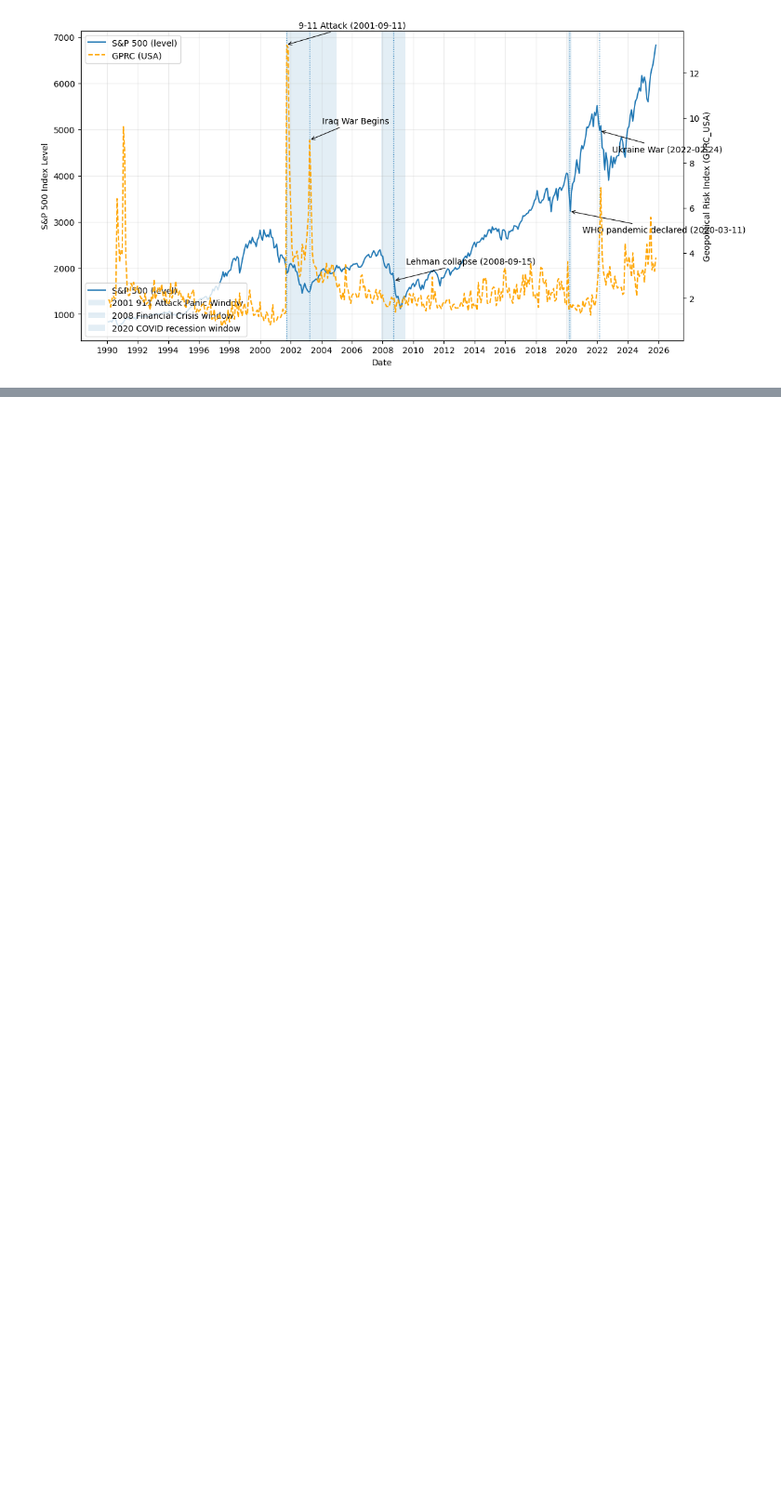
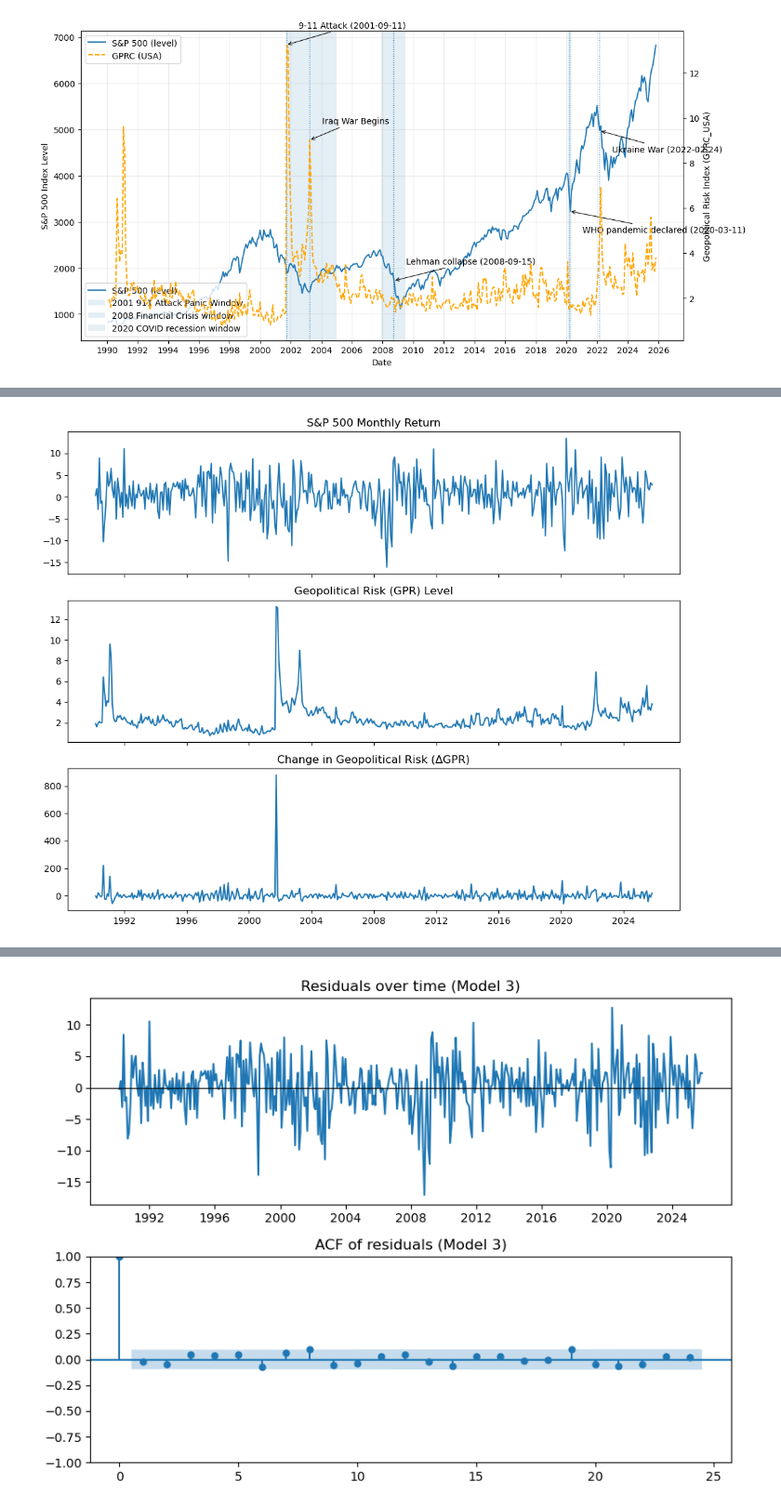
Before and after one commit to AL2024UCSD/sp500trends, a Jupyter notebook: mainwork_withanalysis.ipynb, the cells around one changed output, grey strips where cells are left out. Shown at 93% size. Drawn from its saved outputs; the diff is of its cells as text; code cells hidden in the pictures; blank space fills up the shorter version.

```diff
--- a/mainwork_withanalysis.ipynb
+++ b/mainwork_withanalysis.ipynb
@@ -872,0 +721,73 @@ MSE: 18.0079 | R^2: -0.1017 | Hit: 0.606  | Bench MSE: 16.4364 | Bench Hit: 0.64
+# %%
+# This is irrelevant
+
+import statsmodels.api as sm
+df = merged_monthly_df_clean_with_changes.copy()
+
+
+# Rename columns to simpler names (adjust if your exact names differ)
+df = df.rename(columns={
+    "SP500 CHANGE RATE": "sp500_ret",
+    "GPRC_USA": "gpr",
+    "GPRC CHANGE RATE": "gpr_chg"
+})
+
+# Keep only the columns we need and drop missing values
+data = df[["sp500_ret", "gpr", "gpr_chg"]].dropna()
+
+# ===== 1. Quick exploratory plots =====
+fig, axes = plt.subplots(3, 1, figsize=(10, 8), sharex=True)
+axes[0].plot(data.index, data["sp500_ret"])
+axes[0].set_title("S&P 500 Monthly Return")
+
+axes[1].plot(data.index, data["gpr"])
+axes[1].set_title("Geopolitical Risk (GPR) Level")
+
+axes[2].plot(data.index, data["gpr_chg"])
+axes[2].set_title("Change in Geopolitical Risk (ΔGPR)")
+
+plt.tight_layout()
+plt.show()
+
+# ===== 2. Simple correlations =====
+print("Correlation matrix (returns vs GPR variables):")
+print(data[["sp500_ret", "gpr", "gpr_chg"]].corr())
+
+# ===== 3. OLS regressions with HAC (Newey–West) standard errors =====
+# We use 12 lags since this is monthly data (1 year)
+
+y = data["sp500_ret"]
+
+# --- Model 1: Return ~ GPR level ---
+X1 = sm.add_constant(data["gpr"])
+model1 = sm.OLS(y, X1).fit(cov_type="HAC", cov_kwds={"maxlags": 12})
+print("\n=== Model 1: sp500_ret ~ GPR (level) ===")
+print(model1.summary())
+
+# --- Model 2: Return ~ GPR change ---
+X2 = sm.add_constant(data["gpr_chg"])
+model2 = sm.OLS(y, X2).fit(cov_type="HAC", cov_kwds={"maxlags": 12})
+print("\n=== Model 2: sp500_ret ~ ΔGPR ===")
+print(model2.summary())
+
+# --- Model 3: Return ~ GPR level + GPR change ---
+X3 = sm.add_constant(data[["gpr", "gpr_chg"]])
+model3 = sm.OLS(y, X3).fit(cov_type="HAC", cov_kwds={"maxlags": 12})
+print("\n=== Model 3: sp500_ret ~ GPR + ΔGPR ===")
+print(model3.summary())
+
+# ===== 4. Optional: residual diagnostics for the preferred model =====
+resid = model3.resid
+
+fig, axes = plt.subplots(2, 1, figsize=(8, 6))
+axes[0].plot(resid)
+axes[0].axhline(0, color='black', linewidth=0.8)
+axes[0].set_title("Residuals over time (Model 3)")
+
+sm.graphics.tsa.plot_acf(resid, lags=24, ax=axes[1])
+axes[1].set_title("ACF of residuals (Model 3)")
+
+plt.tight_layout()
+plt.show()
+# %% [output]
+[figure, added]
@@ -873,3 +811,4 @@ MSE: 18.0079 | R^2: -0.1017 | Hit: 0.606  | Bench MSE: 16.4364 | Bench Hit: 0.64
+[figure, added]
 # %%
 import pandas as pd
 import matplotlib.pyplot as plt
```
Also changed, not shown: parts of 21 cells of this notebook.
